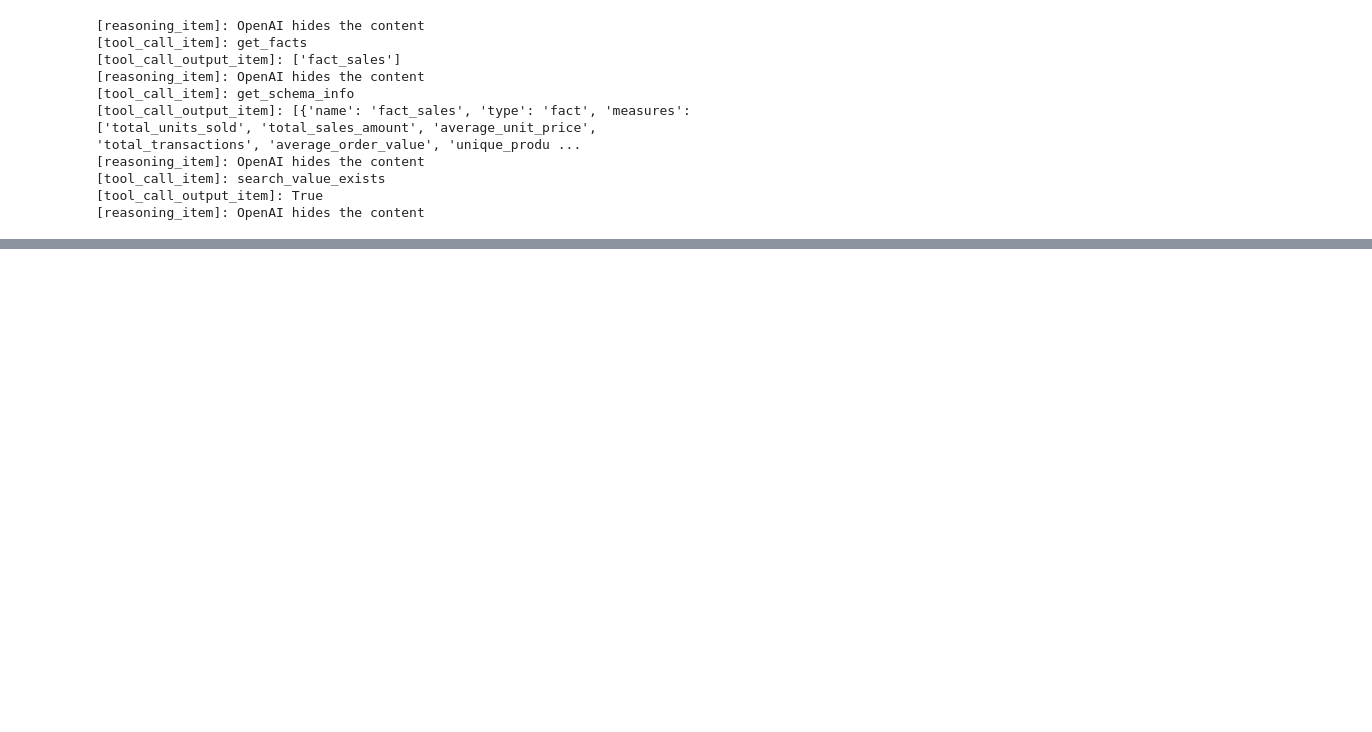
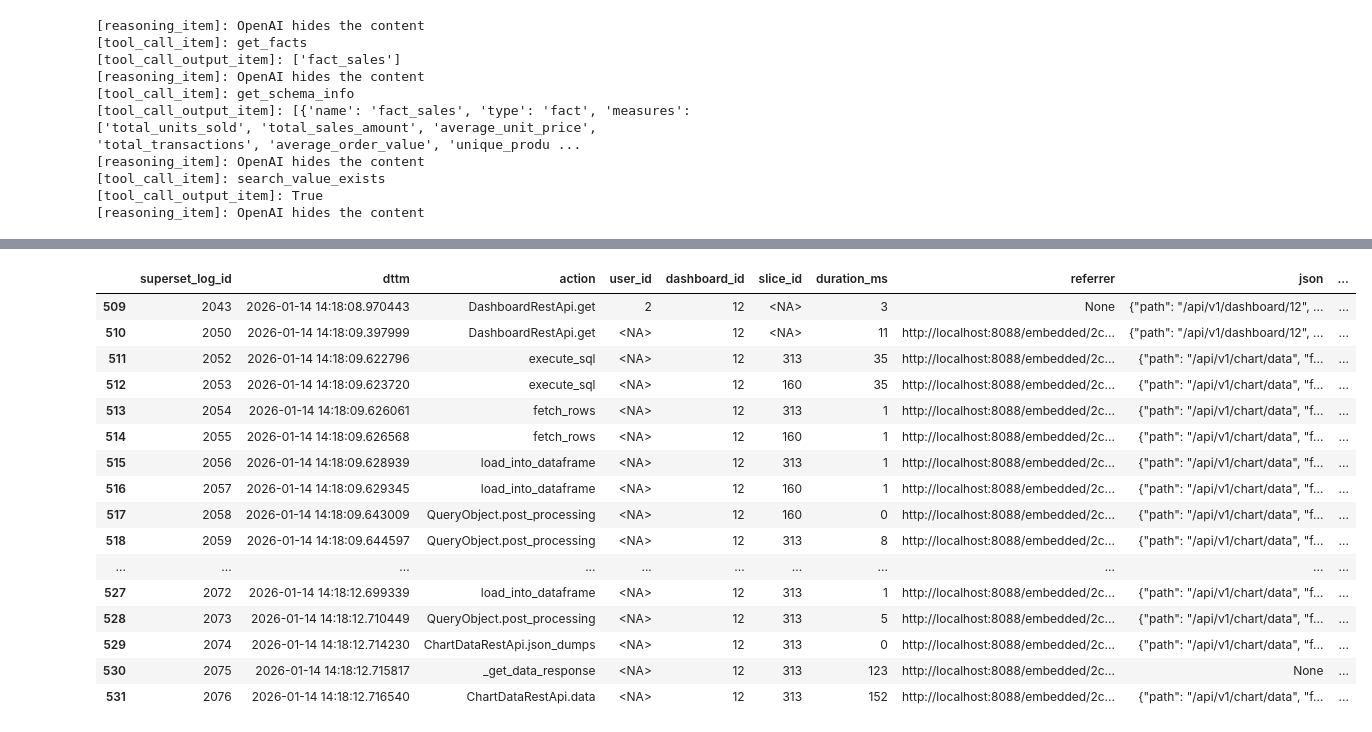
Before and after one commit to simonjisu/TwinBI, a Jupyter notebook: tutorial.ipynb, the cells around one changed output, grey strips where cells are left out. Saved outputs shown, nothing was run; the diff lists cells and outputs as text; code cells hidden in the pictures; blank space fills up the shorter version.

Commit message:
WIP: local changes before syncing origin/jisoo

```diff
--- a/tutorial.ipynb
+++ b/tutorial.ipynb
@@ -511,0 +499,11 @@ result.new_items[3].__dict__
+# %%
+import duckdb
+from pathlib import Path
+from IPython.display import display
+db_path = Path('data/logs/events.duckdb')
+con = duckdb.connect(str(db_path))
+sql = """SELECT * FROM superset_action_logs;"""
+df = con.execute(sql).fetchdf()
+print(df.shape)
+display(df['action'].value_counts())
+# print(con.execute("SELECT * FROM superset_action_logs ORDER BY ingested_at DESC LIMIT 5").fetchall())
@@ -511,0 +527,10 @@ result.new_items[3].__dict__
+# %%
+import json
+import pandas as pd
+# find first non <NA> user_id in single line
+df_temp = df.sort_values("dttm", ascending=False)
+for idx, row in df_temp.iterrows():
+    if pd.notna(row['user_id']):
+        break
+
+df_temp = df_temp.loc[:idx].sort_values("dttm", ascending=True)
@@ -511,0 +561,20 @@ result.new_items[3].__dict__
+# %%
+df_temp
+# %% [output]
+|  | superset_log_id | dttm | action | user_id | dashboard_id | slice_id | duration_ms | referrer | json | ... |
+| 509 | 2043 | 2026-01-14 14:18:08.970443 | DashboardRestApi.get | 2 | 12 | <NA> | 3 | None | {"path": "/api/v1/dashboard/12", ... | ... |
+| 510 | 2050 | 2026-01-14 14:18:09.397999 | DashboardRestApi.get | <NA> | 12 | <NA> | 11 | http://localhost:8088/embedded/2c... | {"path": "/api/v1/dashboard/12", ... | ... |
+| 511 | 2052 | 2026-01-14 14:18:09.622796 | execute_sql | <NA> | 12 | 313 | 35 | http://localhost:8088/embedded/2c... | {"path": "/api/v1/chart/data", "f... | ... |
+| 512 | 2053 | 2026-01-14 14:18:09.623720 | execute_sql | <NA> | 12 | 160 | 35 | http://localhost:8088/embedded/2c... | {"path": "/api/v1/chart/data", "f... | ... |
+| 513 | 2054 | 2026-01-14 14:18:09.626061 | fetch_rows | <NA> | 12 | 313 | 1 | http://localhost:8088/embedded/2c... | {"path": "/api/v1/chart/data", "f... | ... |
+| 514 | 2055 | 2026-01-14 14:18:09.626568 | fetch_rows | <NA> | 12 | 160 | 1 | http://localhost:8088/embedded/2c... | {"path": "/api/v1/chart/data", "f... | ... |
+| 515 | 2056 | 2026-01-14 14:18:09.628939 | load_into_dataframe | <NA> | 12 | 313 | 1 | http://localhost:8088/embedded/2c... | {"path": "/api/v1/chart/data", "f... | ... |
+| 516 | 2057 | 2026-01-14 14:18:09.629345 | load_into_dataframe | <NA> | 12 | 160 | 1 | http://localhost:8088/embedded/2c... | {"path": "/api/v1/chart/data", "f... | ... |
+| 517 | 2058 | 2026-01-14 14:18:09.643009 | QueryObject.post_processing | <NA> | 12 | 160 | 0 | http://localhost:8088/embedded/2c... | {"path": "/api/v1/chart/data", "f... | ... |
+| 518 | 2059 | 2026-01-14 14:18:09.644597 | QueryObject.post_processing | <NA> | 12 | 313 | 8 | http://localhost:8088/embedded/2c... | {"path": "/api/v1/chart/data", "f... | ... |
+| ... | ... | ... | ... | ... | ... | ... | ... | ... | ... | ... |
+| 527 | 2072 | 2026-01-14 14:18:12.699339 | load_into_dataframe | <NA> | 12 | 313 | 1 | http://localhost:8088/embedded/2c... | {"path": "/api/v1/chart/data", "f... | ... |
+| 528 | 2073 | 2026-01-14 14:18:12.710449 | QueryObject.post_processing | <NA> | 12 | 313 | 5 | http://localhost:8088/embedded/2c... | {"path": "/api/v1/chart/data", "f... | ... |
+| 529 | 2074 | 2026-01-14 14:18:12.714230 | ChartDataRestApi.json_dumps | <NA> | 12 | 313 | 0 | http://localhost:8088/embedded/2c... | {"path": "/api/v1/chart/data", "f... | ... |
+| 530 | 2075 | 2026-01-14 14:18:12.715817 | _get_data_response | <NA> | 12 | 313 | 123 | http://localhost:8088/embedded/2c... | None | ... |
+| 531 | 2076 | 2026-01-14 14:18:12.716540 | ChartDataRestApi.data | <NA> | 12 | 313 | 152 | http://localhost:8088/embedded/2c... | {"path": "/api/v1/chart/data", "f... | ... |
```
Also changed, not shown: parts of 14 cells of this notebook, 18 other files.
